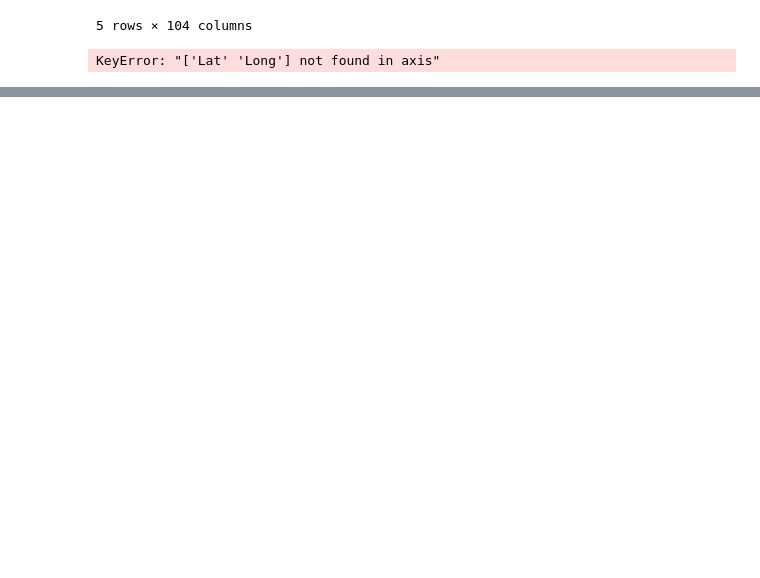
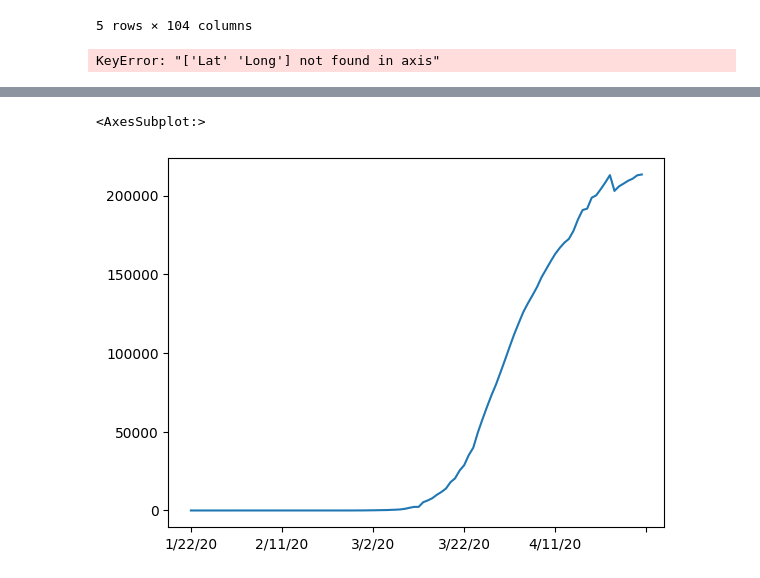
Before and after one commit to Ivansantamariaknx/portfolio, a Jupyter notebook: Caso Covid/Covid check confirmed.ipynb, the cells around one changed output, grey strips where cells are left out. Drawn from its saved outputs; the diff is of its cells as text; code cells hidden in the pictures; blank space fills up the shorter version.

```diff
--- a/Caso Covid/Covid check confirmed.ipynb
+++ b/Caso Covid/Covid check confirmed.ipynb
@@ -40,0 +191,5 @@ confirmed_covid.groupby("Country/Region").sum()
+# %%
+aggregated_confirmed2.loc["Spain"].drop("Maxinfection").plot()
+# %% [output]
+<AxesSubplot:>
+[figure, added]
```
Also changed, not shown: parts of 30 cells of this notebook, 4 other files.
